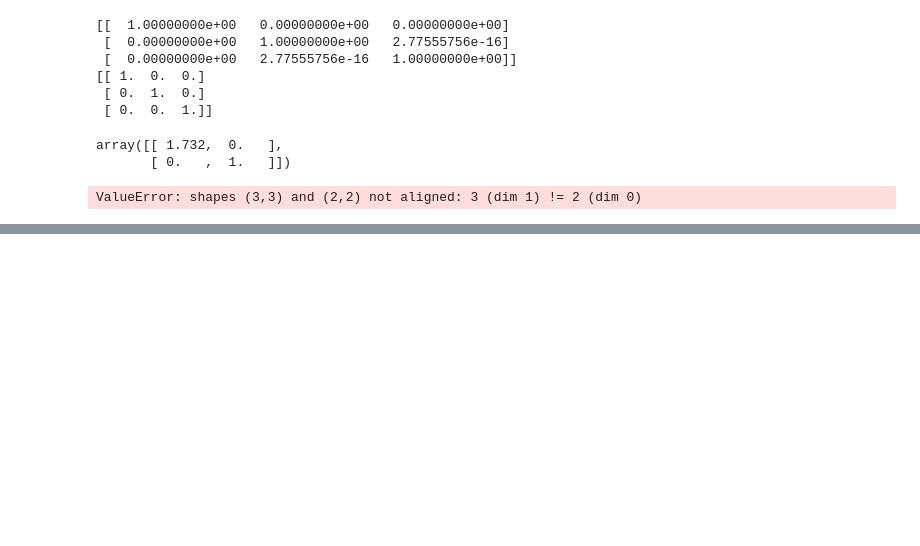
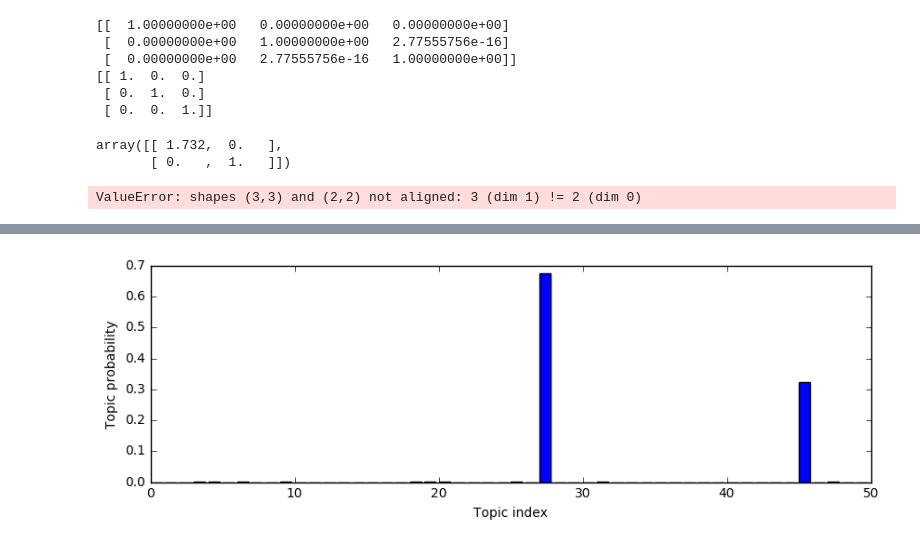
Before and after one commit to egorbunov/spbau, a Jupyter notebook: infret/hw3/playground.ipynb, the cells around one changed output, grey strips where cells are left out. Cells and saved outputs as stored; diff of their text form; code cells hidden in the pictures; blank space fills up the shorter version.

```diff
--- a/infret/hw3/playground.ipynb
+++ b/infret/hw3/playground.ipynb
@@ -268,0 +286,4 @@ ValueError: shapes (3,3) and (2,2) not aligned: 3 (dim 1) != 2 (dim 0)
+# %%
+plot_dir([0.007]*K)
+# %% [output]
+[figure, added]
```
Also changed, not shown: parts of 13 cells of this notebook, 7 other files.
